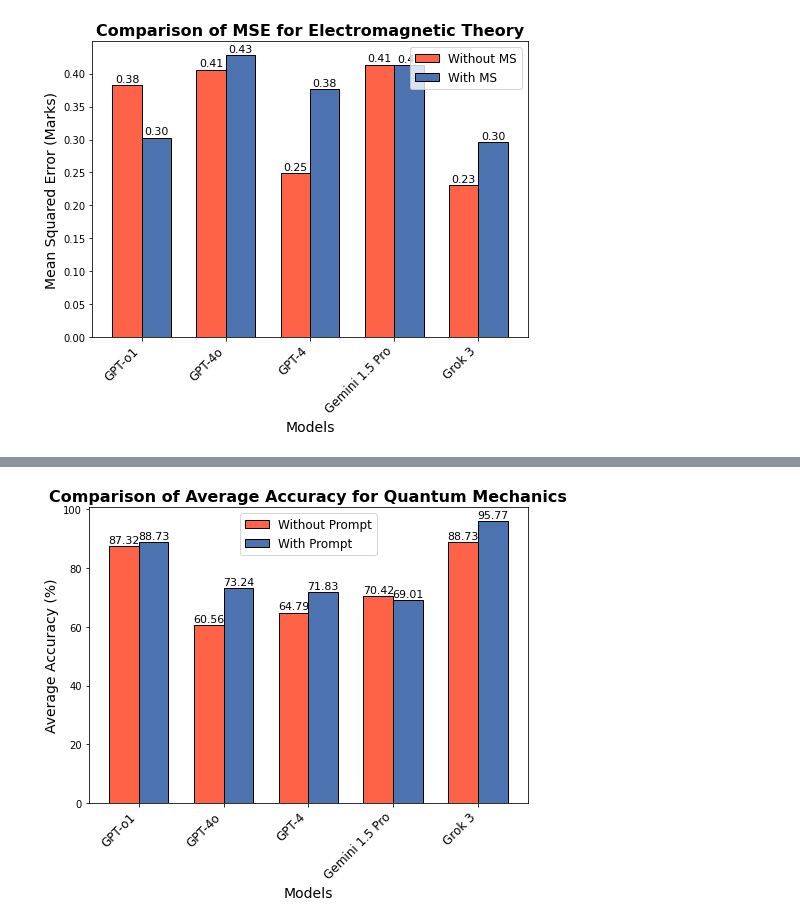
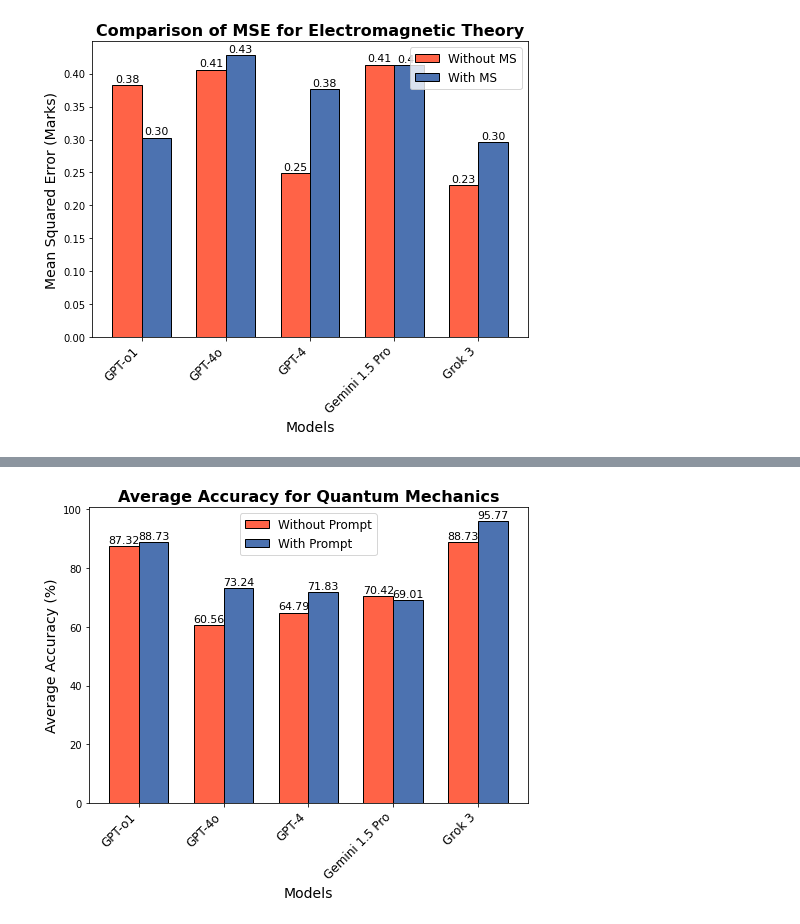
Before and after one commit to KonDoran/LLMs-in-Physics-Education, a Jupyter notebook: PHAS0052/data analysis for PHAS0052.ipynb, the cells around one changed output, grey strips where cells are left out. Cells and saved outputs as stored; diff of their text form; code cells hidden in the pictures.

```diff
--- a/PHAS0052/data analysis for PHAS0052.ipynb
+++ b/PHAS0052/data analysis for PHAS0052.ipynb
@@ -1287,7 +1286,7 @@ bars2 = ax.bar(x + width/2, avg_acc_cm_with, width, label='With Prompt', color='
 # Add labels, title, and legend
 ax.set_xlabel('Models', fontsize=14)
 ax.set_ylabel('Average Accuracy (%)', fontsize=14)
-ax.set_title('Comparison of Average Accuracy for Classical Mechanics', fontsize=16, weight='bold')
+ax.set_title('Average Accuracy for Classical Mechanics', fontsize=16, weight='bold')
 ax.set_xticks(x)
 ax.set_xticklabels(labels, fontsize=12, rotation=45, ha='right')
 ax.legend(fontsize=12)
@@ -1324,7 +1323,7 @@ bars2 = ax.bar(x + width/2, avg_acc_cm_with, width, label='With Prompt', color='
 # Add labels, title, and legend
 ax.set_xlabel('Models', fontsize=14)
 ax.set_ylabel('Average Accuracy (%)', fontsize=14)
-ax.set_title('Comparison of Average Accuracy for Electromagnetic Theory', fontsize=16, weight='bold')
+ax.set_title('Average Accuracy for Electromagnetic Theory', fontsize=16, weight='bold')
 ax.set_xticks(x)
 ax.set_xticklabels(labels, fontsize=12, rotation=45, ha='right')
 ax.legend(fontsize=12)
@@ -1353,35 +1352,35 @@ labels = LLMdf['Model']
 x = np.arange(len(labels))  # the label locations
 width = 0.35  # the width of the bars
 
 # Create the plot
 fig, ax = plt.subplots(figsize=(7, 6))
 bars1 = ax.bar(x - width/2, avg_acc_cm_without, width, label='Without Prompt', color='#FF6347', edgecolor='black')
 bars2 = ax.bar(x + width/2, avg_acc_cm_with, width, label='With Prompt', color='#4C72B0', edgecolor='black')
 
 # Add labels, title, and legend
 ax.set_xlabel('Models', fontsize=14)
 ax.set_ylabel('Average Accuracy (%)', fontsize=14)
-ax.set_title('Comparison of Average Accuracy for Quantum Mechanics', fontsize=16, weight='bold')
+ax.set_title('Average Accuracy for Quantum Mechanics', fontsize=16, weight='bold')
 ax.set_xticks(x)
 ax.set_xticklabels(labels, fontsize=12, rotation=45, ha='right')
 ax.legend(fontsize=12)
 
 # Annotate the bars with accuracy values
 for bar in bars1:
     height = bar.get_height()
     ax.annotate(f'{height:.2f}', xy=(bar.get_x() + bar.get_width() / 2, height),
                 xytext=(0, 3), textcoords='offset points', ha='center', fontsize=11, color='black')
 
 for bar in bars2:
     height = bar.get_height()
     ax.annotate(f'{height:.2f}', xy=(bar.get_x() + bar.get_width() / 2, height),
                 xytext=(0, 3), textcoords='offset points', ha='center', fontsize=11, color='black')
 
 # Show the plot
 plt.tight_layout()
 plt.show()
 # %% [output]
-[figure, old version]
+[figure, new version]
 # %%
 # List of relevant sheets to process
 sheets = ['CM', 'EM', 'QM']
```
Also changed, not shown: parts of 4 cells of this notebook.
